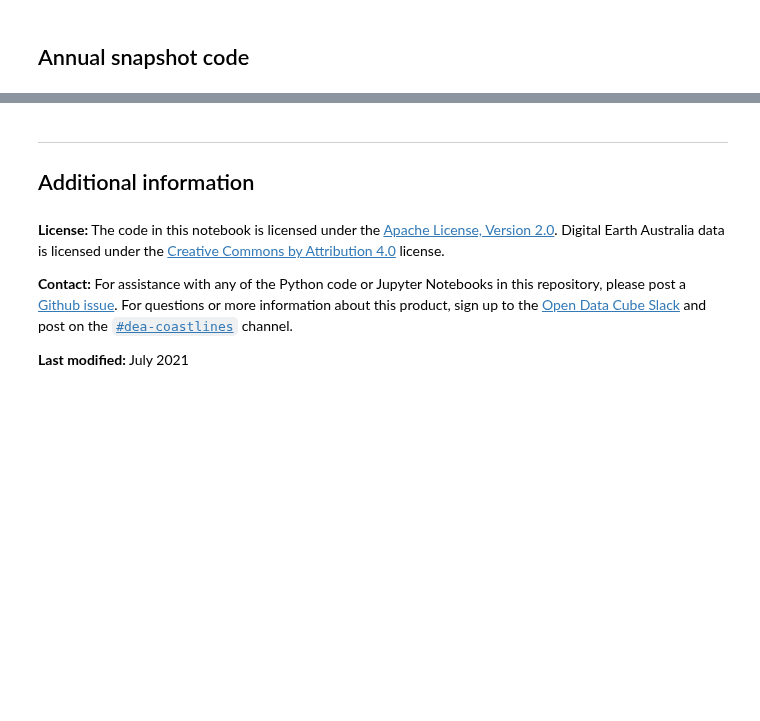
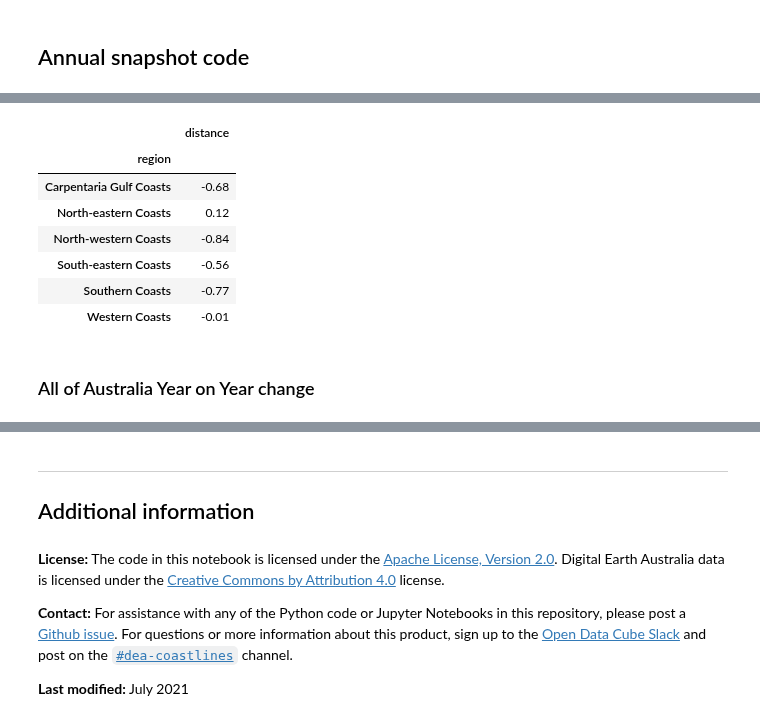
Before and after one commit to GeoscienceAustralia/dea-coastlines, a Jupyter notebook: DEACoastlines_statistics.ipynb, the cells around one changed output, grey strips where cells are left out. Drawn from its saved outputs; the diff is of its cells as text; code cells hidden in the pictures; blank space fills up the shorter version.

```diff
--- a/DEACoastlines_statistics.ipynb
+++ b/DEACoastlines_statistics.ipynb
@@ -470,0 +387,19 @@ for year in years:
+# %%
+# Compute YoY distances
+dist_cols = df.columns.str.contains('dist_')
+diff_df = df.loc[:, dist_cols].diff(periods=1, axis=1)
+
+# Retain region info
+diff_df['region'] = df['index_right']
+
+# Convert to long format
+diff_long = diff_df.melt(id_vars='region', var_name='year', value_name='distance').dropna()
+diff_long['year'] = diff_long.year.str.strip('dist_').astype(int)
+
+# Add YoY change class
+diff_long['class'] = pd.cut(x=diff_long['distance'],
+                            bins=[-np.inf, -10, -5, 0, 5, 10, np.inf],
+                            labels=[
+                                '< -10 m', '-10 to -5 m', '-5 to 0 m',
+                                '0 to 5 m', '5 to 10 m', '> 10 m'
+                            ])
@@ -470,0 +413,23 @@ for year in years:
+# %%
+region_rate_df = diff_long.groupby(['region', 'year']).median()
+# %%
+region_df = region_rate_df.xs(year, level='year')
+region_df
+# .reset_index().pivot(index='region', columns='class', values='distance')
+# region_df = diff_long.groupby(['region', 'year'])[['distance']].mean().xs(year, level='year')
+# acsc_regions_results = acsc_regions.join(region_df)
+
+# acsc_regions_results['eroded'] = acsc_regions_results.iloc[:, 1:4].sum(axis=1)   #
+# acsc_regions_results['grown'] = acsc_regions_results.iloc[:, 4:7].sum(axis=1)
+# acsc_regions_results['diff'] = (acsc_regions_results['grown'] - acsc_regions_results['eroded'])
+
+# acsc_regions_results.plot(column='diff', cmap='RdBu', vmin=-30, vmax=30, ax=ax_map, edgecolor='black')
+# %% [output]
+|  | distance |
+| region |  |
+| Carpentaria Gulf Coasts | -0.68 |
+| North-eastern Coasts | 0.12 |
+| North-western Coasts | -0.84 |
+| South-eastern Coasts | -0.56 |
+| Southern Coasts | -0.77 |
+| Western Coasts | -0.01 |
@@ -470,0 +438,2 @@ for year in years:
+# %% [markdown]
+### All of Australia Year on Year change
```
Also changed, not shown: parts of 45 cells of this notebook.
